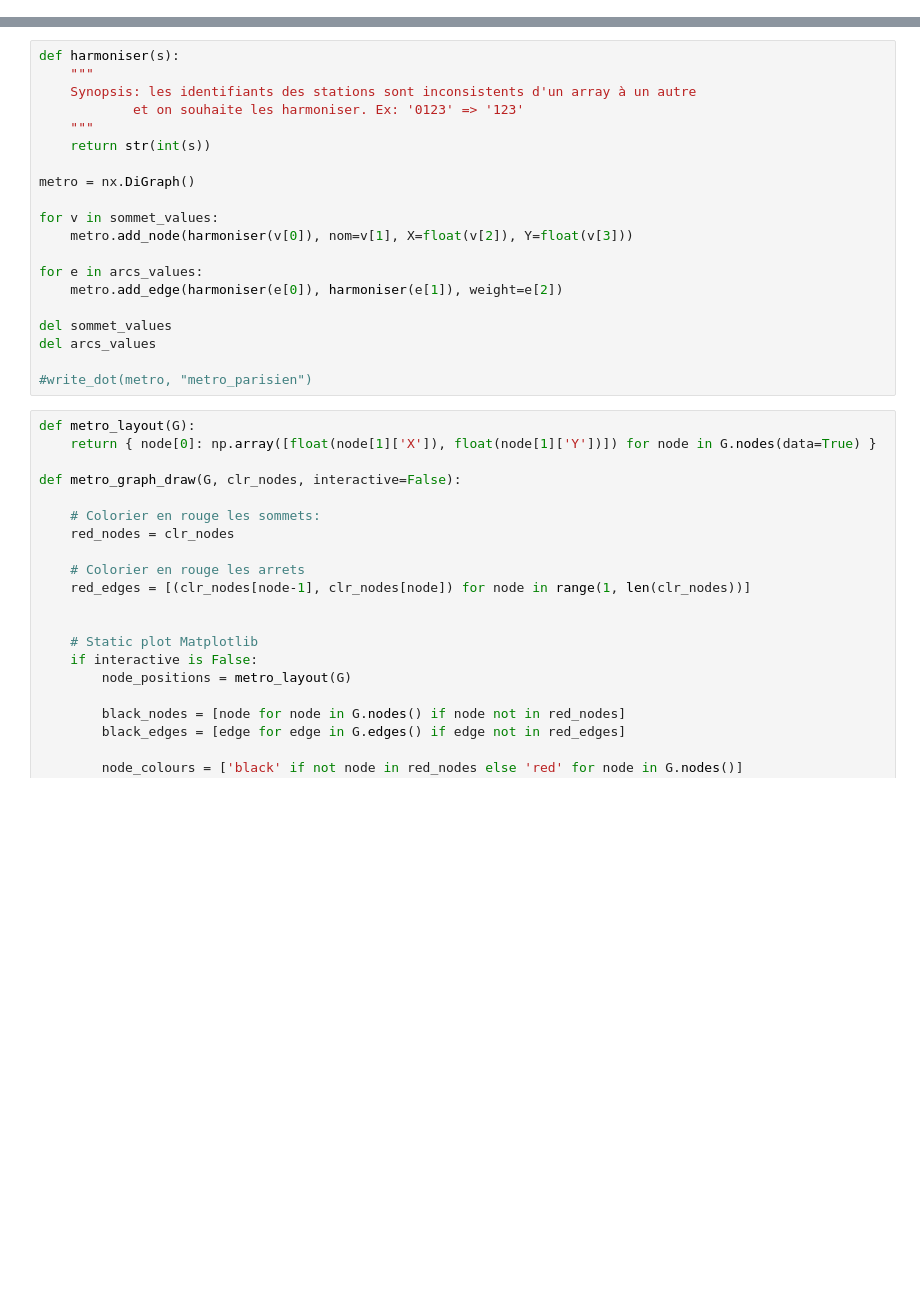
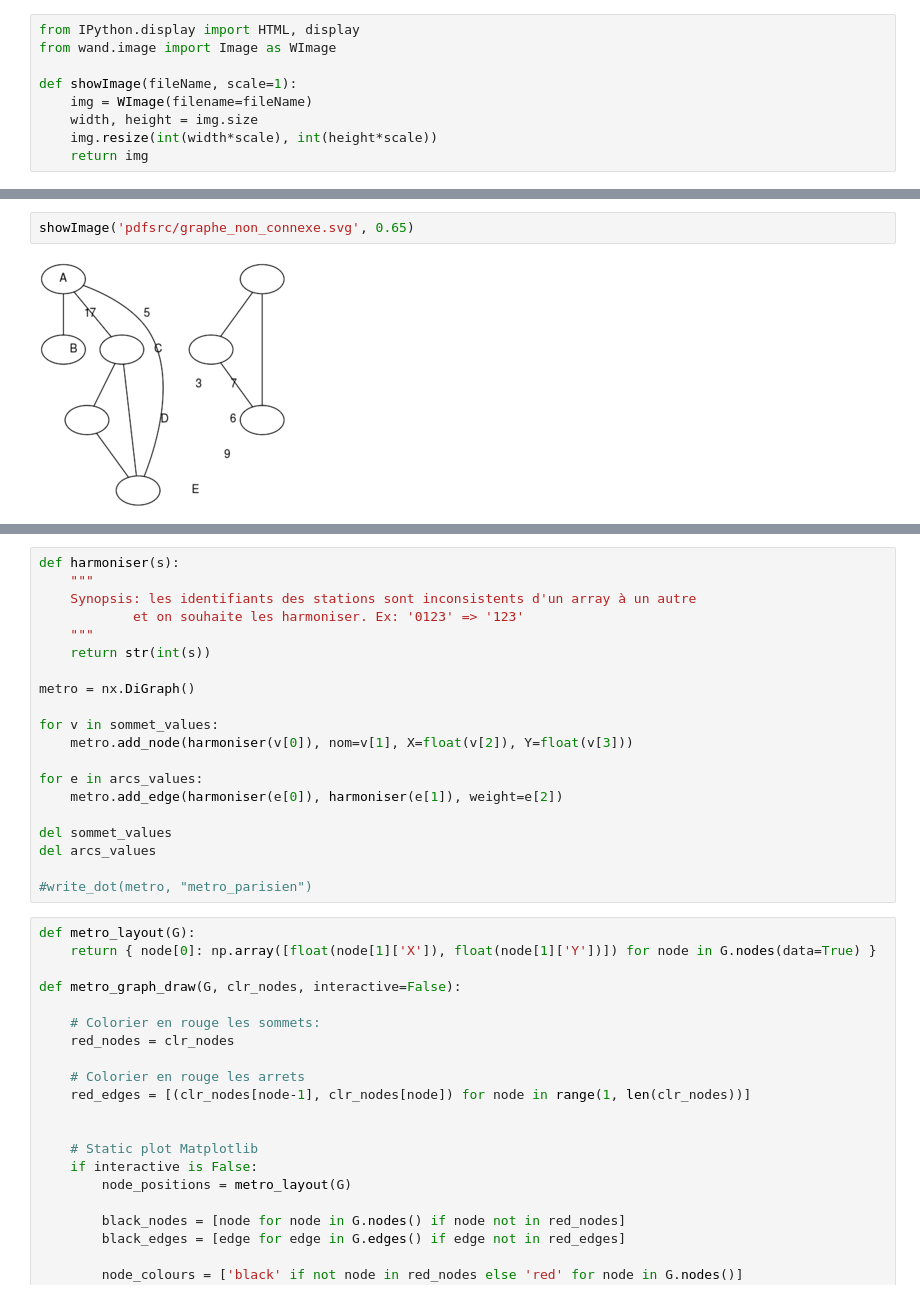
Before and after one commit to mhoangvslev/TEA_Graphs, a Jupyter notebook: TEA_Graphs.ipynb, the cells around one changed output, grey strips where cells are left out. Saved outputs shown, nothing was run; the diff lists cells and outputs as text; blank space fills up the shorter version.

```diff
--- a/TEA_Graphs.ipynb
+++ b/TEA_Graphs.ipynb
@@ -525,0 +5,9 @@ del noms_coordonnees
+# %%
+from IPython.display import HTML, display
+from wand.image import Image as WImage
+
+def showImage(fileName, scale=1):
+    img = WImage(filename=fileName)
+    width, height = img.size
+    img.resize(int(width*scale), int(height*scale))
+    return img
@@ -525,0 +19,4 @@ del noms_coordonnees
+# %%
+showImage('pdfsrc/graphe_non_connexe.svg', 0.65)
+# %% [output]
+[figure, added]
```
Also changed, not shown: parts of 53 cells of this notebook, 10 other files.
